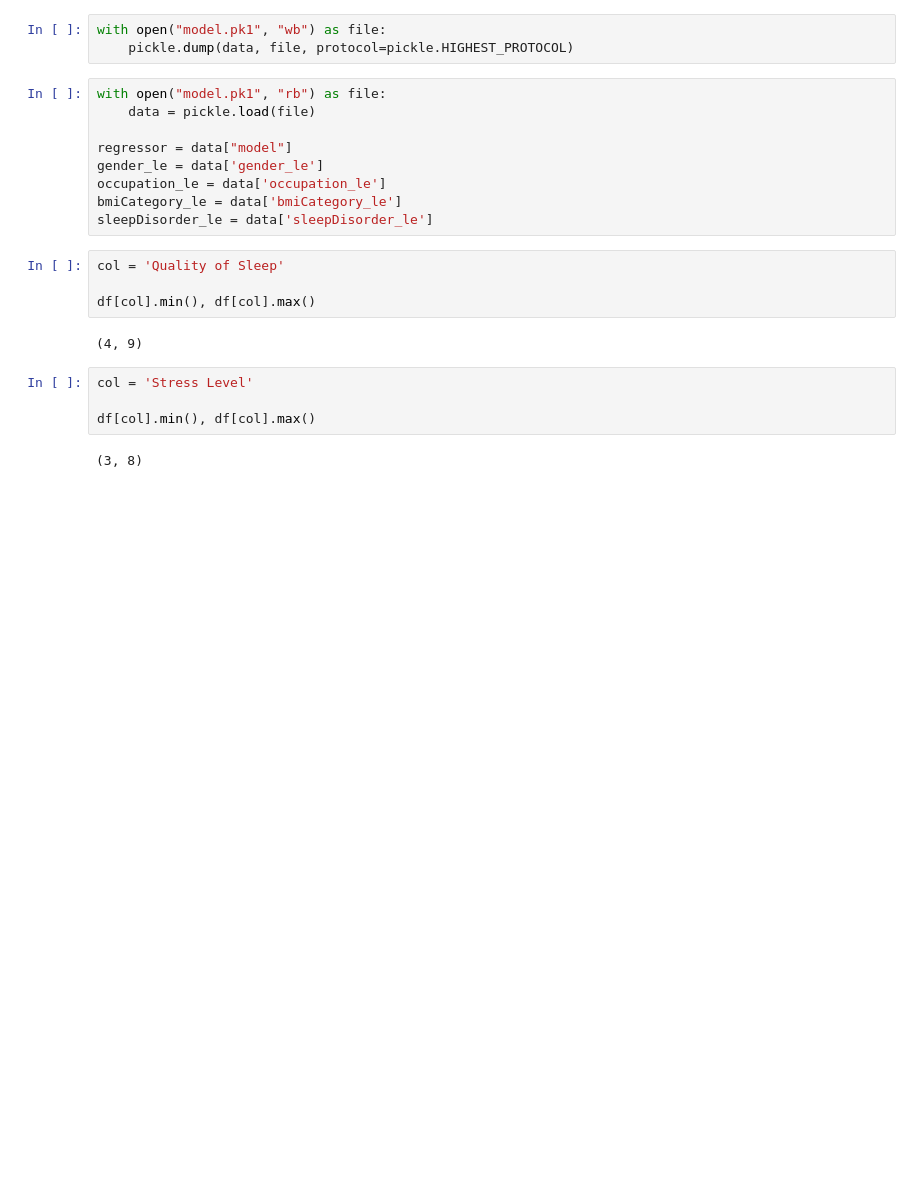
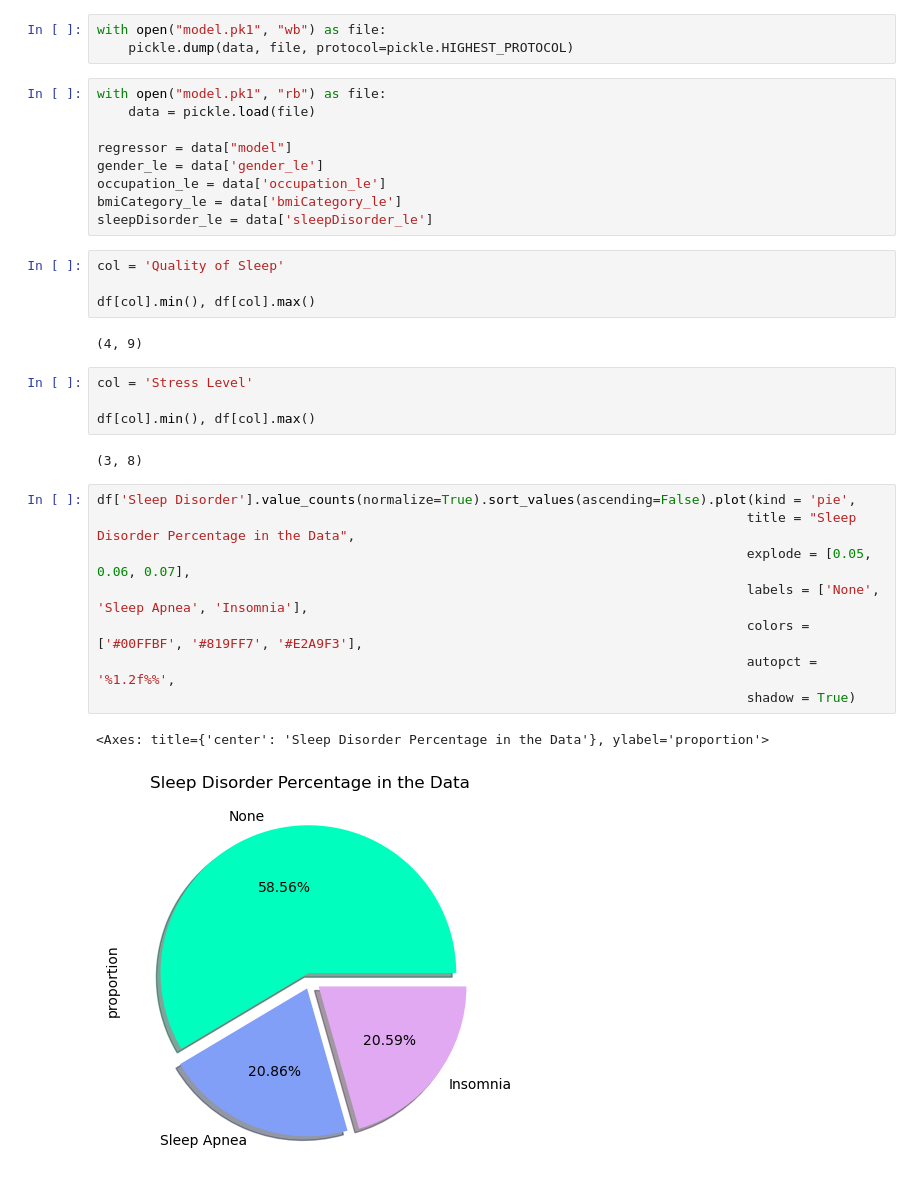
Before and after one commit to Hemanthsravan/Sleep-Quality-and-Stress-Level-Prediction-App, a Jupyter notebook: SleepHealthPrediction.ipynb, the cells around one changed output. Cells and saved outputs as stored; diff of their text form; blank space fills up the shorter version.

```diff
--- a/SleepHealthPrediction.ipynb
+++ b/SleepHealthPrediction.ipynb
@@ -121,3 +133,14 @@ col = 'Stress Level'
 df[col].min(), df[col].max()
 # %% [output]
 (3, 8)
+# %%
+df['Sleep Disorder'].value_counts(normalize=True).sort_values(ascending=False).plot(kind = 'pie',
+                                                                                   title = "Sleep Disorder Percentage in the Data",
+                                                                                   explode = [0.05, 0.06, 0.07],
+                                                                                   labels = ['None', 'Sleep Apnea', 'Insomnia'],
+                                                                                   colors = ['#00FFBF', '#819FF7', '#E2A9F3'],
+                                                                                   autopct = '%1.2f%%',
+                                                                                   shadow = True)
+# %% [output]
+<Axes: title={'center': 'Sleep Disorder Percentage in the Data'}, ylabel='proportion'>
+[figure, added]
```
Also changed, not shown: parts of 10 cells of this notebook, 1 other file.
